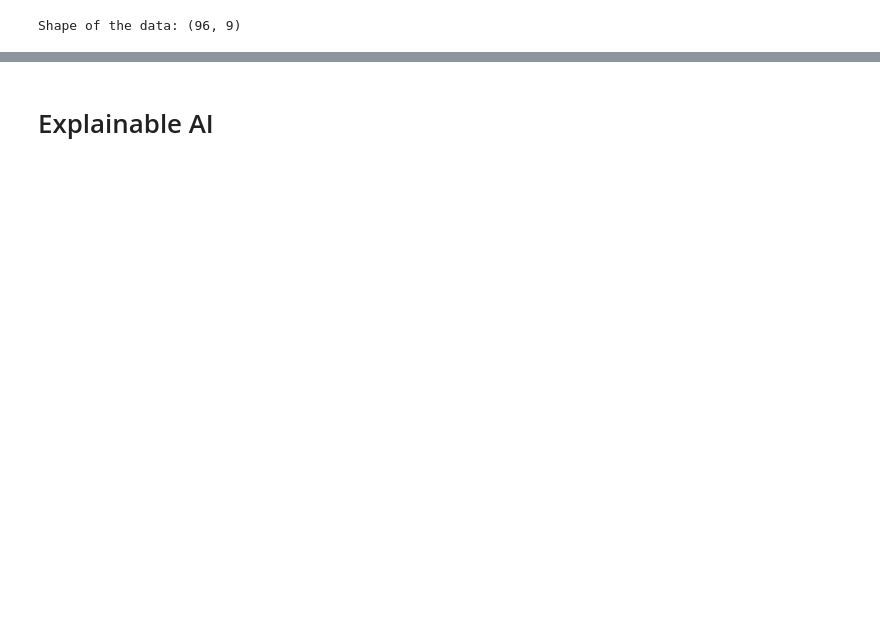
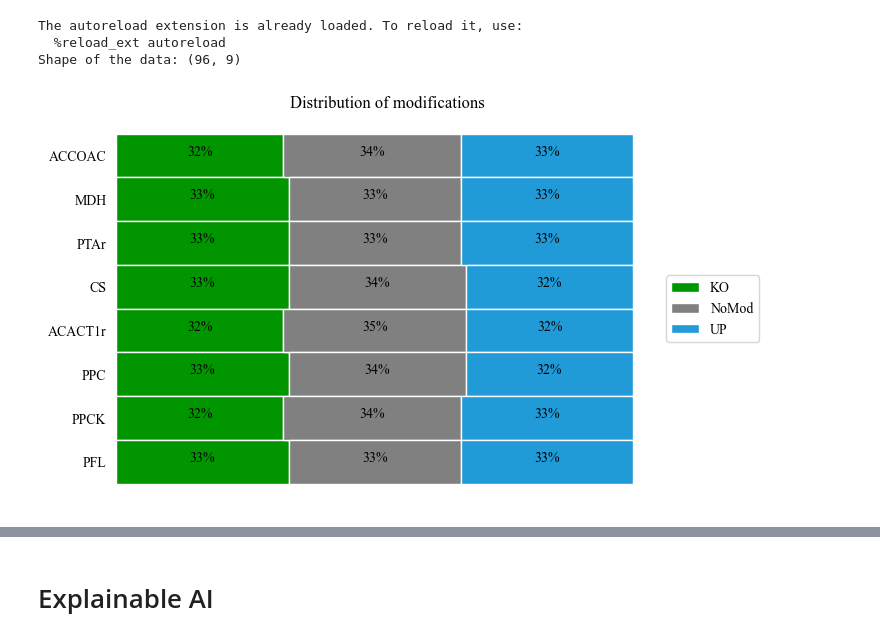
Before and after one commit to costasmexis/straindesignXAI, a Jupyter notebook: notebooks/Isoprenol_manual.ipynb, the cells around one changed output, grey strips where cells are left out. Cells and saved outputs as stored; diff of their text form; code cells hidden in the pictures; blank space fills up the shorter version.

```diff
--- a/notebooks/Isoprenol_manual.ipynb
+++ b/notebooks/Isoprenol_manual.ipynb
@@ -5,39 +5,43 @@ warnings.simplefilter(action="ignore", category=FutureWarning)
 
 import sys
 sys.path.append("../src")
-# from src import plot_multiomics
+
+from plot_multiomics import plot_distribution_of_designs
 
 # Add autoreload magic command
 %load_ext autoreload
 %autoreload 2
 
 import pickle
 import numpy as np
 import pandas as pd
 from IPython.display import display
 
 # from pycaret.regression import *
 from sklearn.metrics import mean_absolute_error, mean_squared_error
 from sklearn.model_selection import train_test_split
 from tqdm import tqdm
 from model_selection import modelSelection
 warnings.simplefilter(action="ignore", category=FutureWarning)
 
 
 file_path = "../data/EDD_isoprenol_production.csv"
 
 INPUT_VARS = ["ACCOAC", "MDH", "PTAr", "CS", "ACACT1r", "PPC", "PPCK", "PFL"]
 RESPONSE_VARS = ["Value"]
 
 df = pd.read_csv(file_path, index_col=0)
 df = df[INPUT_VARS + RESPONSE_VARS]
 df[INPUT_VARS] = df[INPUT_VARS].astype(int)
 X_train = df[INPUT_VARS]
 y_train = df[RESPONSE_VARS].values.ravel()
 print(f"Shape of the data: {df.shape}")
-# plot_multiomics.plot_distribution_of_designs(df[INPUT_VARS])
+plot_distribution_of_designs(df[INPUT_VARS])
 # %% [output]
+The autoreload extension is already loaded. To reload it, use:
+  %reload_ext autoreload
 Shape of the data: (96, 9)
+[figure, added]
 # %%
 # # # Uncomment to run model selection
 # modelSelection(X_train, y_train)
```
Also changed, not shown: parts of 12 cells of this notebook, 2 other files.
